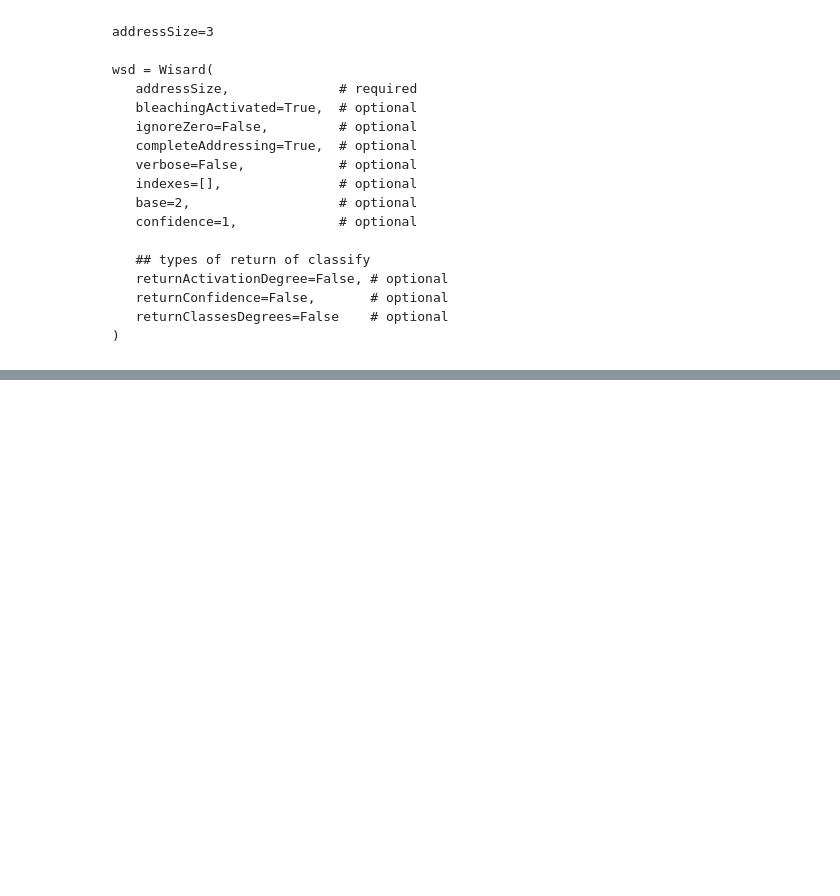
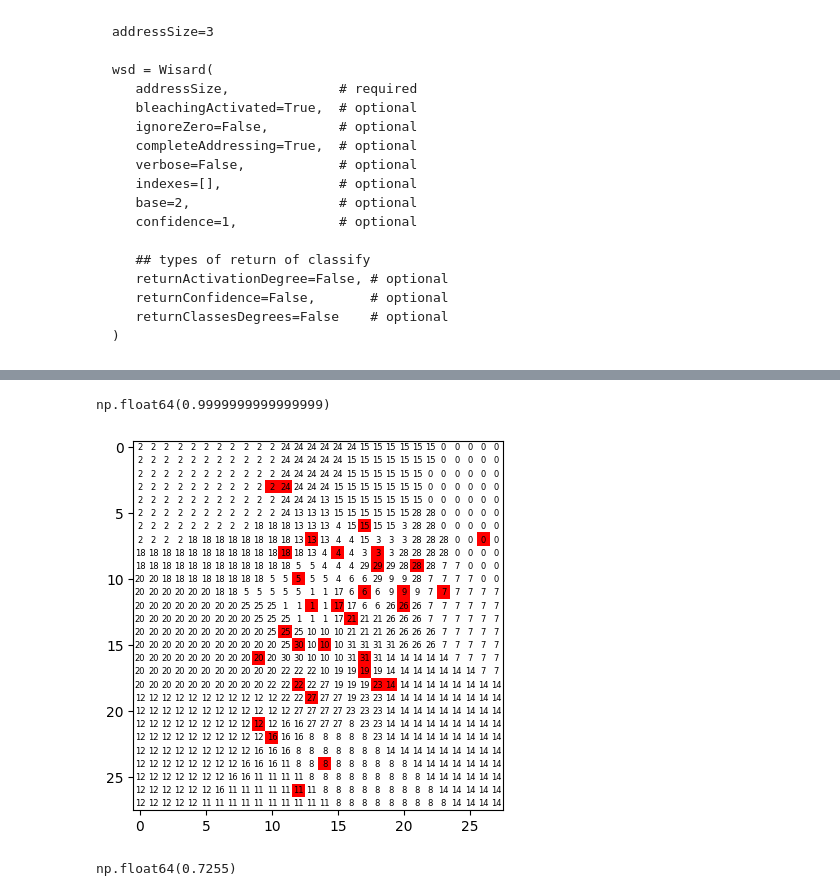
Before and after one commit to alexandrechiacchio/CPS841-Redes-Neurais-Sem-Peso, a Jupyter notebook: tst.ipynb, the cells around one changed output, grey strips where cells are left out. Saved outputs shown, nothing was run; the diff lists cells and outputs as text; code cells hidden in the pictures; blank space fills up the shorter version.

```diff
--- a/tst.ipynb
+++ b/tst.ipynb
@@ -242,0 +188,37 @@ np.float64(0.0)
+# %%
+prob_matrix = gaussian / gaussian.sum()
+flattened_prob_matrix = prob_matrix.flatten()
+prob_matrix.sum()
+# %% [output]
+np.float64(0.9999999999999999)
+# %%
+class CenteredKernelCanvas(RandomKernelCanvas):
+    def __init__(self, shape : tuple, numberOfKernels : int, bitsByKernel : int = 3, activationDegree : float = 0.07):
+        RandomKernelCanvas.__init__(self, shape, numberOfKernels, bitsByKernel, activationDegree)
+
+    def makeKernel(self, weights=flattened_prob_matrix):
+        flat_size = np.prod(self.shape)
+        weights = np.array(weights)
+        weights = weights / weights.sum()  # Normalize
+        points = np.random.choice(flat_size, size=self.numberOfKernels, replace=False, p=weights)
+        self.kernel_points = set([(int(point // self.shape[0]), int(point % self.shape[1])) for point in points])
+
+    def mutate(self, mutationFactor=0.1):
+        kernel_points_list = list(self.kernel_points)
+        random_indices = np.random.choice(len(kernel_points_list), size=int(self.numberOfKernels * mutationFactor), replace=False)
+        directions = [(-1, 0), (1, 0), (0, -1), (0, 1)]  # up, down, left, right
+        for i in (random_indices):
+            row, col = kernel_points_list[i]
+            direction = np.random.choice(range(len(directions)))
+            new_row = int(row + directions[direction][0])
+            new_col = int(col + directions[direction][1])
+            if ((new_row, new_col) not in self.kernel_points) and (new_row >= 0 and new_row < self.shape[0] and new_col >= 0 and new_col < self.shape[1]):
+                self.kernel_points.remove((row, col))
+                self.kernel_points.add((new_row, new_col))
+
+        self.findClosestKernels()
+# %%
+tst2 = CenteredKernelCanvas((28, 28), 32, bitsByKernel=1, activationDegree=0.07)
+tst2.showCanvas()
+# %% [output]
+[figure, added]
@@ -242,0 +239,7 @@ np.float64(0.0)
+# %%
+model = wp.Wisard(16, verbose=True)
+model.train(train_ds)
+pred = model.classify(test_ds)
+accuracy(pred, y_test)
+# %% [output]
+np.float64(0.7255)
```
Also changed, not shown: parts of 29 cells of this notebook, 2 other files.
